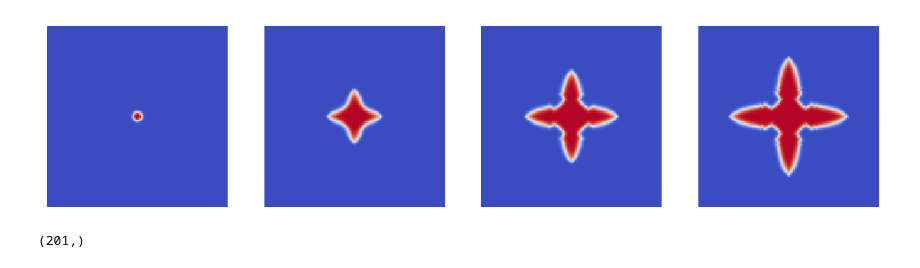
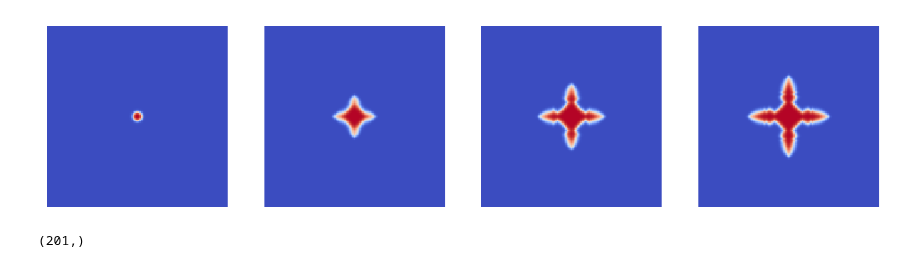
Before and after one commit to NanxiiChen/PF-PINO, a Jupyter notebook: solidification/make_dataset.ipynb, the cells around one changed output. Cells and saved outputs as stored; diff of their text form; code cells hidden in the pictures.

```diff
--- a/solidification/make_dataset.ipynb
+++ b/solidification/make_dataset.ipynb
@@ -4,20 +6,20 @@ import matplotlib.pyplot as plt
 # %%
-solutions = np.load("./data/train_valid/solutions_grid.npy")[2, :, 0, ...]
-mesh = np.load("./data/train_valid/mesh_grid_coords.npy")
+solutions = np.load(f"{save_dir}/train_valid/solutions_grid.npy")[-1, :, 0, ...]
+mesh = np.load(f"{save_dir}/train_valid/mesh_grid_coords.npy")
 mesh = np.transpose(mesh, (2, 0, 1))
 meshx = mesh[0, :, :]
 meshy = mesh[1, :, :]
 tics = [0, 60, 120, 160]
 
 fig, axes = plt.subplots(1, len(tics), figsize=(12, 3))
 axes = axes.flatten()
 for i, tic in enumerate(tics):
     ax = axes[i]
     ax.pcolormesh(meshx, meshy, solutions[tic, :, :], cmap='coolwarm')
     ax.set_aspect('equal')
     ax.set_axis_off()
 # %% [output]
-[figure, old version]
+[figure, new version]
 # %%
 from configs.train_debug import Configs
 configs = Configs()
```
Also changed, not shown: parts of 7 cells of this notebook, 7 other files.
